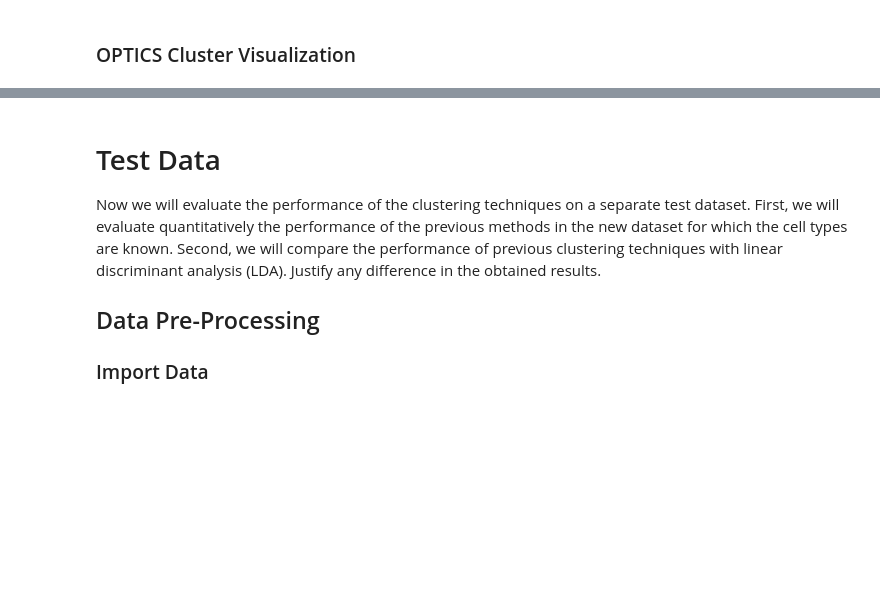
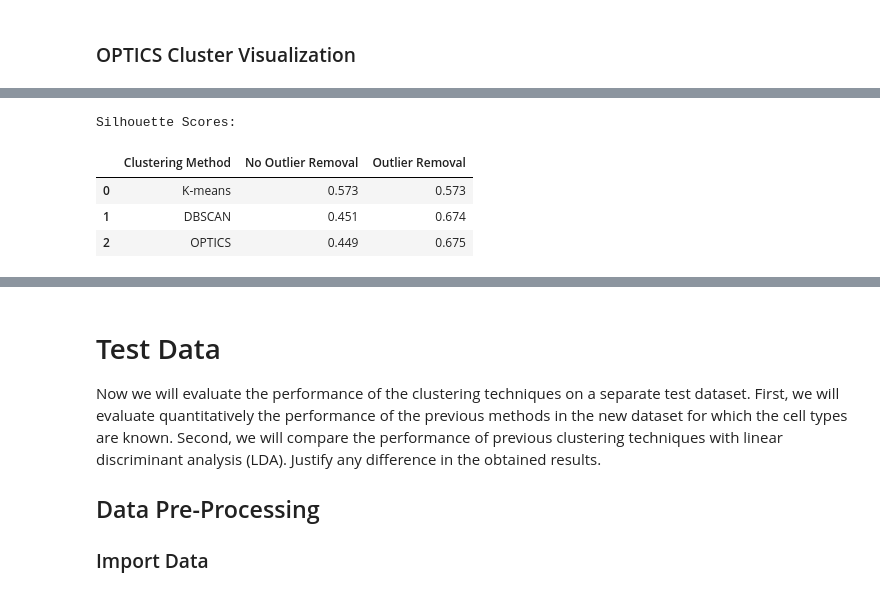
Before and after one commit to BrentonGraham/biomedical-ml-anschutz, a Jupyter notebook: 5. Clustering/Clustering.ipynb, the cells around one changed output, grey strips where cells are left out. Cells and saved outputs as stored; diff of their text form; code cells hidden in the pictures; blank space fills up the shorter version.

```diff
--- a/5. Clustering/Clustering.ipynb
+++ b/5. Clustering/Clustering.ipynb
@@ -316,0 +353,37 @@ print(round(ari_dbscan_optics, 3))
+# %%
+# Silhouette score comparison
+
+# No outlier removal scores
+silScores_rawLabels = [
+    round(silhouette_score(X_reduced, kmeans.labels_, metric='euclidean'), 3),
+    round(silhouette_score(X_reduced, dbscan.labels_, metric='euclidean'), 3),
+    round(silhouette_score(X_reduced, optics.labels_, metric='euclidean'), 3)
+]
+
+# Outlier removal for density-based methods
+# DBSCAN remove outliers
+X_nonNoiseDBSCAN = X_reducedDF[X_reducedDF['dbscan_cluster'] != -1]
+
+# OPTICS remove outliers
+X_nonNoiseOPTICS = X_reducedDF[X_reducedDF['optics_cluster'] != -1]
+
+# Outlier removal scores
+silScores_noNoise = [
+    round(silhouette_score(X_reduced, kmeans.labels_, metric='euclidean'), 3),
+    round(silhouette_score(X_nonNoiseDBSCAN.to_numpy(), X_nonNoiseDBSCAN.dbscan_cluster, metric='euclidean'), 3),
+    round(silhouette_score(X_nonNoiseOPTICS.to_numpy(), X_nonNoiseOPTICS.optics_cluster, metric='euclidean'), 3)
+]
+
+# Display results as a table
+print('Silhouette Scores:')
+pd.DataFrame({
+    'Clustering Method': ['K-means', 'DBSCAN', 'OPTICS'],
+    'No Outlier Removal': silScores_rawLabels,
+    'Outlier Removal': silScores_noNoise
+})
+# %% [output]
+Silhouette Scores:
+|  | Clustering Method | No Outlier Removal | Outlier Removal |
+| 0 | K-means | 0.573 | 0.573 |
+| 1 | DBSCAN | 0.451 | 0.674 |
+| 2 | OPTICS | 0.449 | 0.675 |
```
Also changed, not shown: parts of 38 cells of this notebook.
